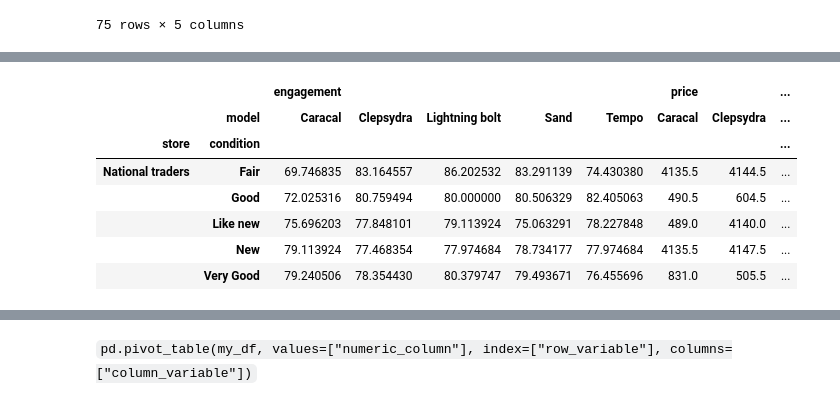
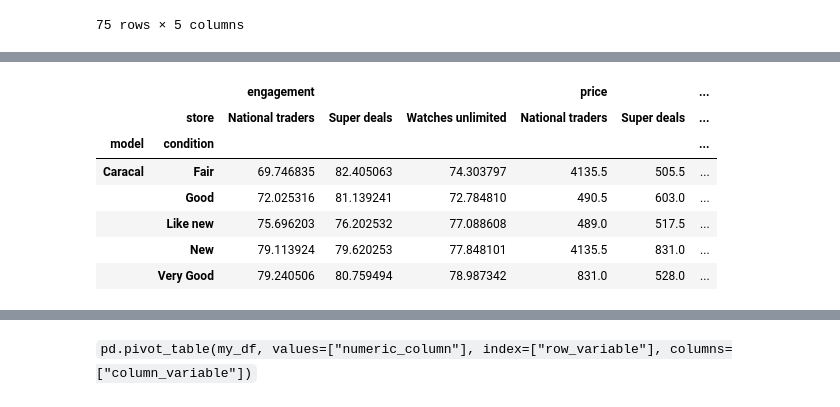
Before and after one commit to tatwan/intro_to_pandas, a Jupyter notebook: C1 Intro to Pandas for Data Analysis.ipynb, the cells around one changed output, grey strips where cells are left out. Cells and saved outputs as stored; diff of their text form; code cells hidden in the pictures.

```diff
--- a/C1 Intro to Pandas for Data Analysis.ipynb
+++ b/C1 Intro to Pandas for Data Analysis.ipynb
@@ -1068,0 +1365,3 @@ df_aggs.loc[:'Clepsydra'].unstack()
+# %%
+df_i = df.set_index('model')
+df_i
@@ -1069,6 +1414,6 @@ df_aggs.loc[:'Clepsydra'].unstack()
 # %%
-df = df.set_index(["model","store", "condition"])
-df.head()
+df_m = df.set_index(["model","store", "condition"])
+df_m.head()
 # %% [output]
 |  |  |  | engagement | price |
 | model | store | condition |  |  |
@@ -1117,13 +1463,13 @@ df.unstack().head()
 | Clepsydra | National traders | 83.164557 | 80.759494 | 77.848101 | 77.468354 | 78.354430 | 4144.5 | 604.5 | 4140.0 | 4147.5 | ... |
 |  | Super deals | 81.518987 | 81.012658 | 77.468354 | 78.481013 | 77.215190 | 4144.5 | 603.0 | 831.0 | 4144.5 | ... |
 # %%
-df.unstack(0).head()
+df_m.unstack(1).head()
 # %% [output]
-|  |  | engagement |  |  |  |  | price |  | ... |
-|  | model | Caracal | Clepsydra | Lightning bolt | Sand | Tempo | Caracal | Clepsydra | ... |
-| store | condition |  |  |  |  |  |  |  | ... |
-| National traders | Fair | 69.746835 | 83.164557 | 86.202532 | 83.291139 | 74.430380 | 4135.5 | 4144.5 | ... |
-|  | Good | 72.025316 | 80.759494 | 80.000000 | 80.506329 | 82.405063 | 490.5 | 604.5 | ... |
-|  | Like new | 75.696203 | 77.848101 | 79.113924 | 75.063291 | 78.227848 | 489.0 | 4140.0 | ... |
-|  | New | 79.113924 | 77.468354 | 77.974684 | 78.734177 | 77.974684 | 4135.5 | 4147.5 | ... |
-|  | Very Good | 79.240506 | 78.354430 | 80.379747 | 79.493671 | 76.455696 | 831.0 | 505.5 | ... |
+|  |  | engagement |  |  | price |  | ... |
+|  | store | National traders | Super deals | Watches unlimited | National traders | Super deals | ... |
+| model | condition |  |  |  |  |  | ... |
+| Caracal | Fair | 69.746835 | 82.405063 | 74.303797 | 4135.5 | 505.5 | ... |
+|  | Good | 72.025316 | 81.139241 | 72.784810 | 490.5 | 603.0 | ... |
+|  | Like new | 75.696203 | 76.202532 | 77.088608 | 489.0 | 517.5 | ... |
+|  | New | 79.113924 | 79.620253 | 77.848101 | 4135.5 | 831.0 | ... |
+|  | Very Good | 79.240506 | 80.759494 | 78.987342 | 831.0 | 528.0 | ... |
```
Also changed, not shown: parts of 116 cells of this notebook, 8 other files.
